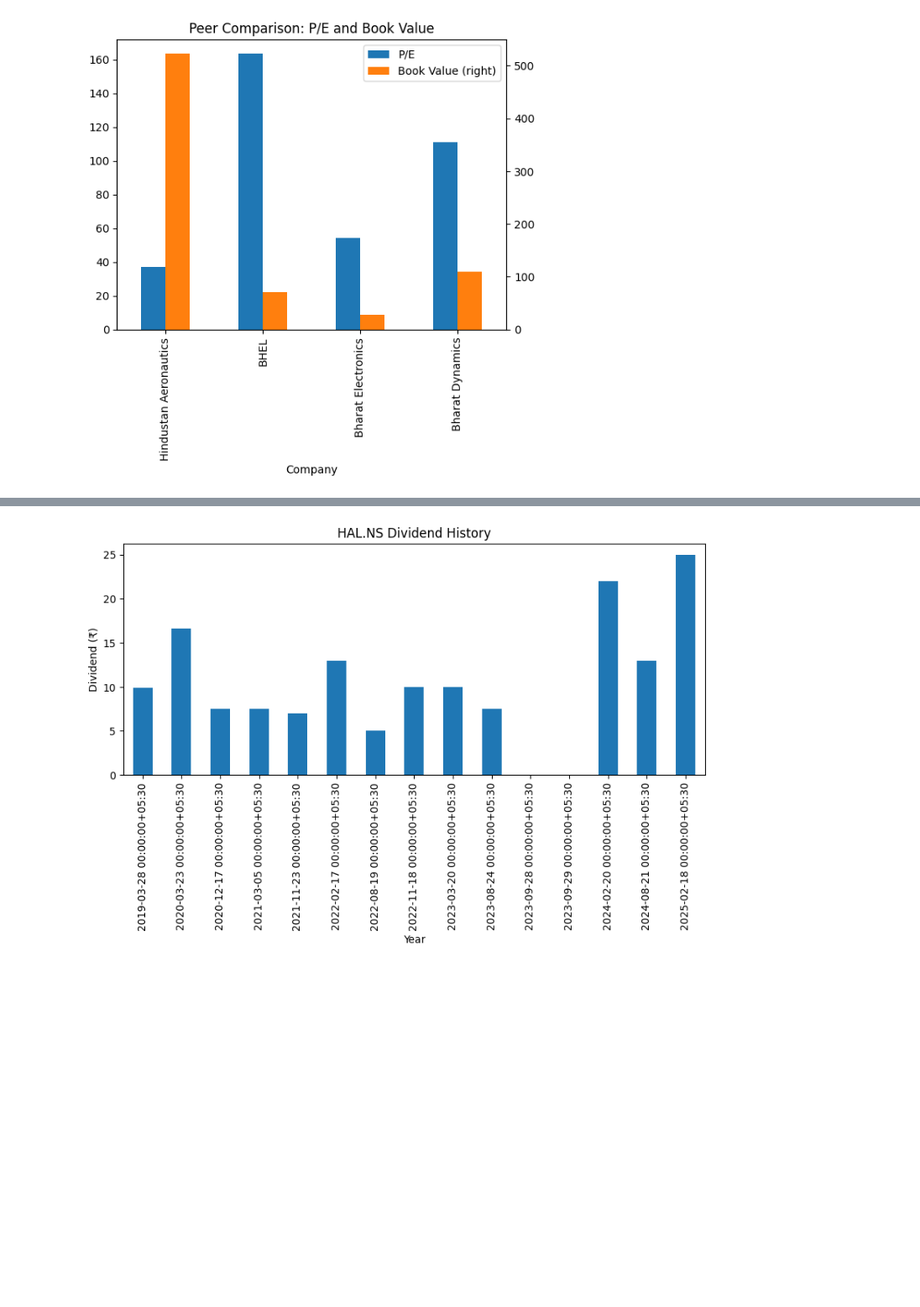
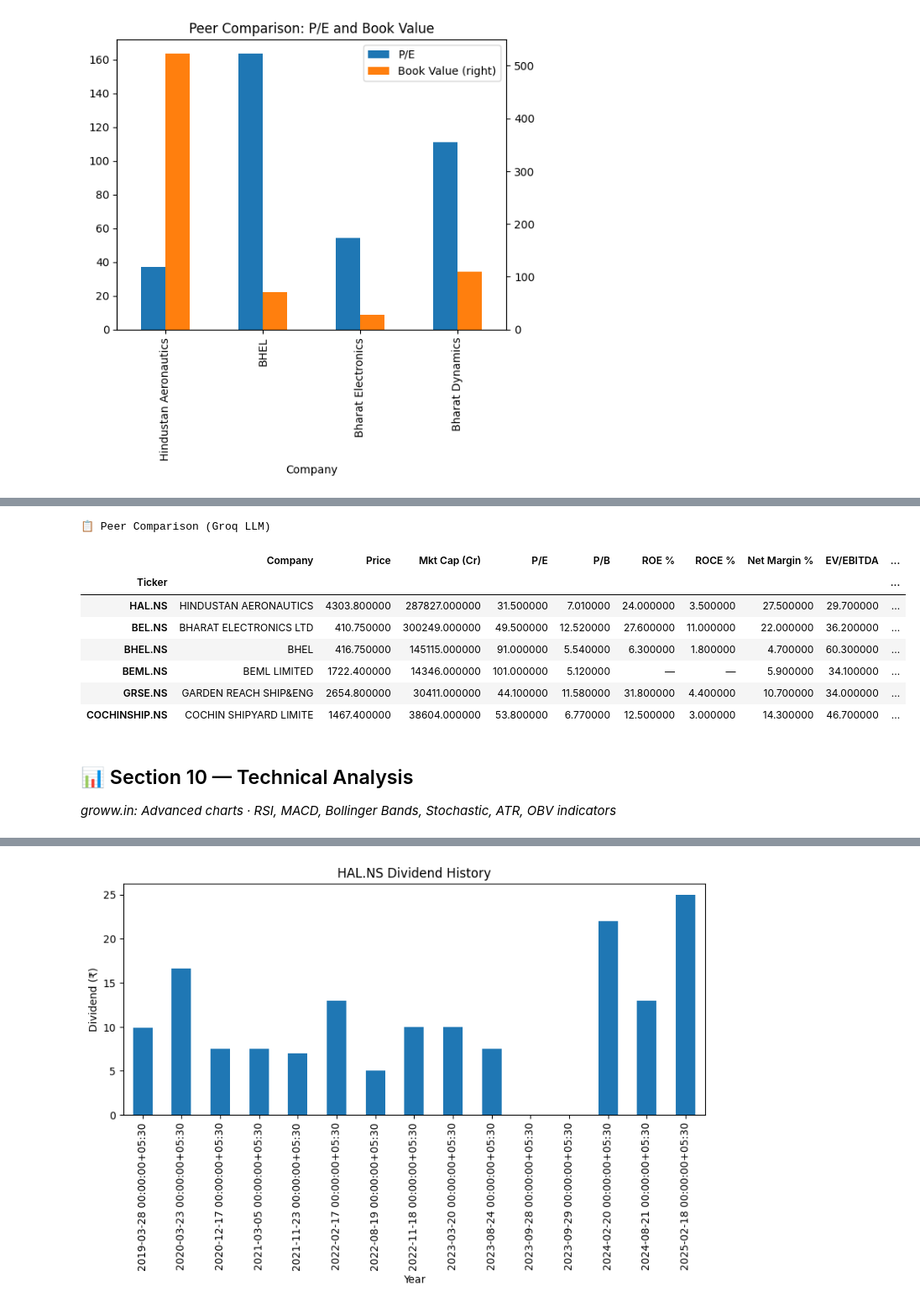
Before and after one commit to spearb0lt/SENTRAL-Multi-Spectrum-Stock-Analysis, a Jupyter notebook: screener.ipynb, the cells around one changed output, grey strips where cells are left out. Shown at 84% size. Saved outputs shown, nothing was run; the diff lists cells and outputs as text; code cells hidden in the pictures; blank space fills up the shorter version.

```diff
--- a/screener.ipynb
+++ b/screener.ipynb
@@ -8,3 +50,18 @@ import pandas_ta as ta
 # %%
-ticker_symbol = 'HAL.NS'  # Yahoo! Finance HAL is "HAL.NS" for NSE India
-stock = yf.Ticker(ticker_symbol)
+# ── ⚙️ CONFIGURATION — change only this cell ─────────────────────────────────
+TICKER   = "HAL.NS"      # NSE: TICKER.NS | BSE: TICKER.BO | US: AAPL | Crypto: BTC-USD
+PERIOD   = "5y"          # 1y | 2y | 3y | 5y | 10y | max
+BENCH    = "^NSEI"       # Benchmark: ^NSEI (Nifty50), ^GSPC (S&P500), ^BSE (Sensex)
+CURRENCY = "₹"           # display currency symbol
+
+# ── LLM API keys (optional — for smart peer discovery) ───────────────────────
+import os
+from dotenv import load_dotenv
+load_dotenv()
+GROQ_KEY   = os.getenv("GROQ_API_KEY",   "")
+GEMINI_KEY = os.getenv("GEMINI_API_KEY", "")
+
+print(f"📈 Ticker : {TICKER}")
+print(f"📅 Period : {PERIOD}")
+print(f"🤖 Groq   : {'✅ loaded' if GROQ_KEY   else '❌ not set'}")
+print(f"🤖 Gemini : {'✅ loaded' if GEMINI_KEY else '❌ not set'}")
@@ -197,0 +961,45 @@ plt.show()
+# %%
+# ── Peer Metrics Fetch + Compare ─────────────────────────────────────────────
+peer_rows = []
+for sym in peer_list:
+    try:
+        pi = yf.Ticker(sym).info
+        mc = pi.get("marketCap")
+        ev_ = pi.get("enterpriseValue")
+        eb_ = pi.get("ebitda")
+        peer_rows.append({
+            "Ticker":        sym,
+            "Company":       (pi.get("shortName") or sym)[:22],
+            "Price":         pi.get("currentPrice") or pi.get("regularMarketPrice"),
+            "Mkt Cap (Cr)":  round(mc/1e7, 0)  if mc  else None,
+            "P/E":           round(pi.get("trailingPE",0), 1) if pi.get("trailingPE") else None,
+            "P/B":           round(pi.get("priceToBook",0), 2) if pi.get("priceToBook") else None,
+            "ROE %":         round(pi.get("returnOnEquity",0)*100, 1) if pi.get("returnOnEquity") else None,
+            "ROCE %":        round(pi.get("returnOnAssets",0)*100, 1) if pi.get("returnOnAssets") else None,
+            "Net Margin %":  round(pi.get("profitMargins",0)*100, 1) if pi.get("profitMargins") else None,
+            "EV/EBITDA":     round(ev_/eb_, 1) if ev_ and eb_ and eb_>0 else None,
+            "Div Yield %":   round(pi.get("dividendYield",0)*100, 2) if pi.get("dividendYield") else None,
+            "D/E":           round(pi.get("debtToEquity",0), 2) if pi.get("debtToEquity") else None,
+            "Beta":          round(pi.get("beta",0), 2) if pi.get("beta") else None,
+            "52W High":      pi.get("fiftyTwoWeekHigh"),
+            "52W Low":       pi.get("fiftyTwoWeekLow"),
+        })
+    except Exception:
+        pass
+
+df_peers_sc = pd.DataFrame(peer_rows).set_index("Ticker")
+print(f"\n📋 Peer Comparison ({peer_method})")
+display(df_peers_sc.style
+        .highlight_max(subset=["ROE %","Net Margin %"], color="#2e7d32", axis=0)
+        .highlight_min(subset=["P/E","D/E"], color="#2e7d32", axis=0)
+        .format(na_rep="—"))
+# %% [output]
+📋 Peer Comparison (Groq LLM)
+|  | Company | Price | Mkt Cap (Cr) | P/E | P/B | ROE % | ROCE % | Net Margin % | EV/EBITDA | ... |
+| Ticker |  |  |  |  |  |  |  |  |  | ... |
+| HAL.NS | HINDUSTAN AERONAUTICS | 4303.800000 | 287827.000000 | 31.500000 | 7.010000 | 24.000000 | 3.500000 | 27.500000 | 29.700000 | ... |
+| BEL.NS | BHARAT ELECTRONICS LTD | 410.750000 | 300249.000000 | 49.500000 | 12.520000 | 27.600000 | 11.000000 | 22.000000 | 36.200000 | ... |
+| BHEL.NS | BHEL | 416.750000 | 145115.000000 | 91.000000 | 5.540000 | 6.300000 | 1.800000 | 4.700000 | 60.300000 | ... |
+| BEML.NS | BEML LIMITED | 1722.400000 | 14346.000000 | 101.000000 | 5.120000 | — | — | 5.900000 | 34.100000 | ... |
+| GRSE.NS | GARDEN REACH SHIP&ENG | 2654.800000 | 30411.000000 | 44.100000 | 11.580000 | 31.800000 | 4.400000 | 10.700000 | 34.000000 | ... |
+| COCHINSHIP.NS | COCHIN SHIPYARD LIMITE | 1467.400000 | 38604.000000 | 53.800000 | 6.770000 | 12.500000 | 3.000000 | 14.300000 | 46.700000 | ... |
@@ -197,0 +1038,3 @@ plt.show()
+# %% [markdown]
+## 📊 Section 10 — Technical Analysis
+*groww.in: Advanced charts · RSI, MACD, Bollinger Bands, Stochastic, ATR, OBV indicators*
```
Also changed, not shown: parts of 54 cells of this notebook, 40 other files.
